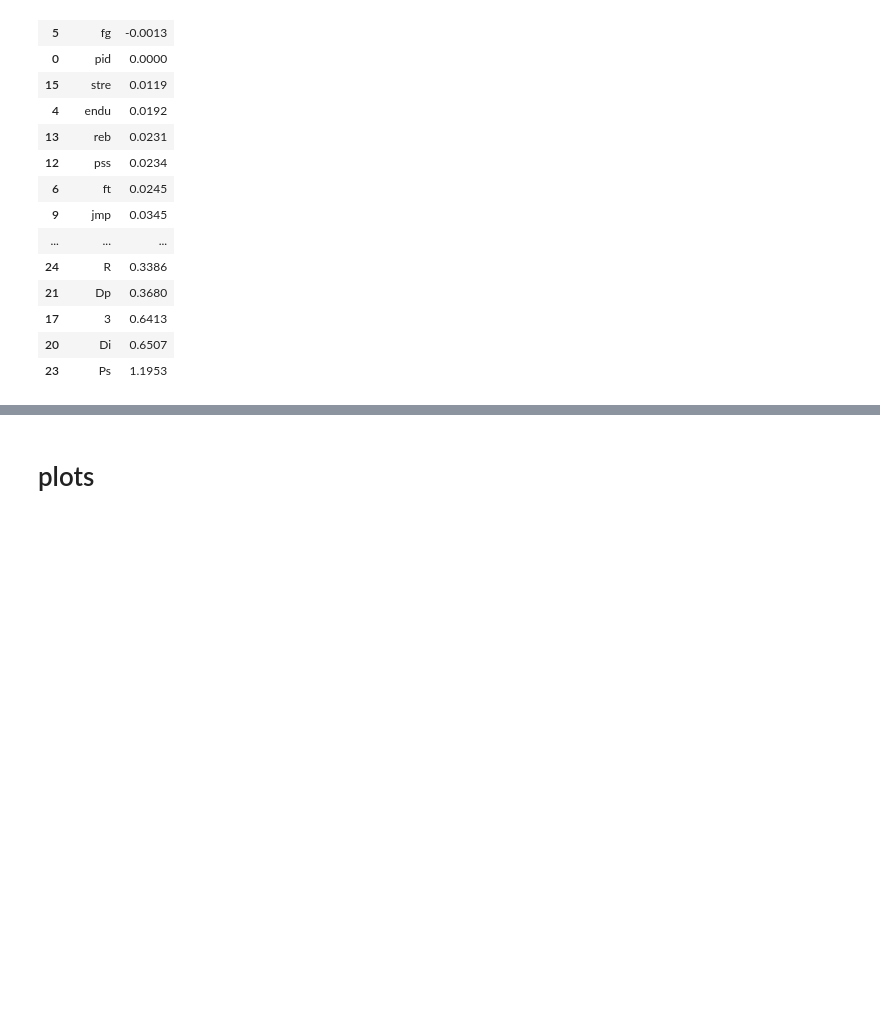
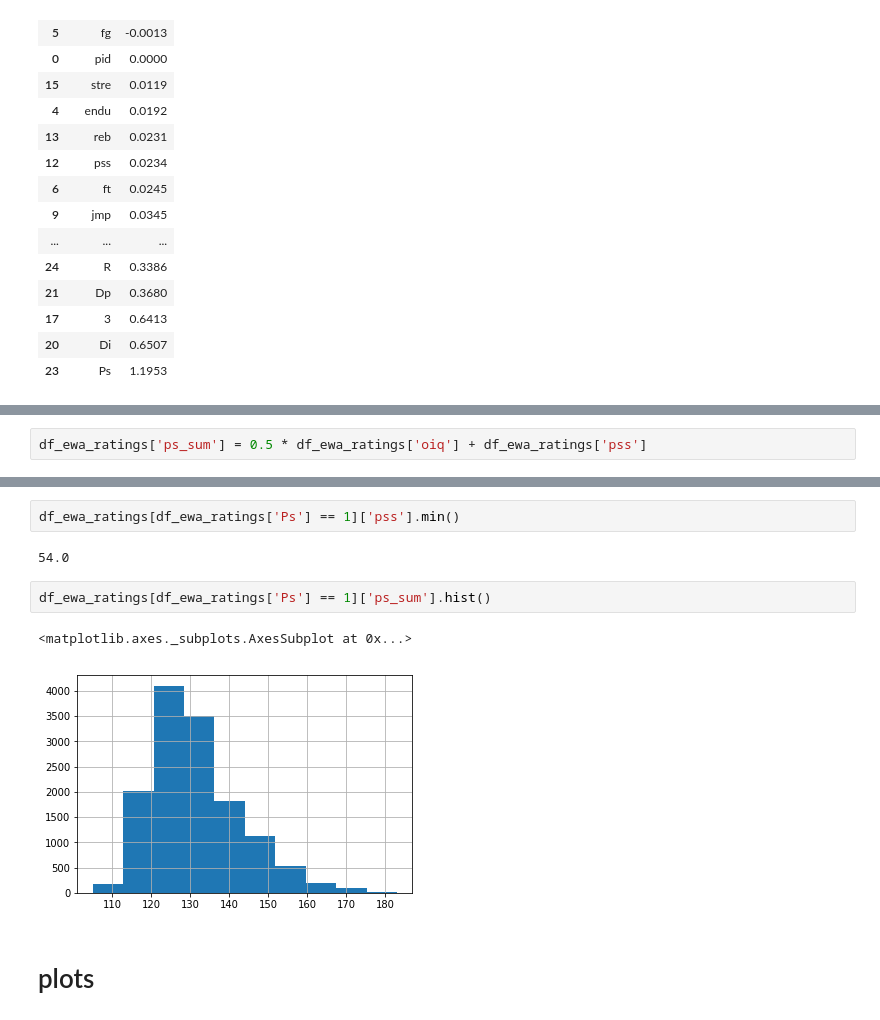
Before and after one commit to aemrich/bbgm_predict, a Jupyter notebook: analysis.ipynb, the cells around one changed output, grey strips where cells are left out. Saved outputs shown, nothing was run; the diff lists cells and outputs as text; blank space fills up the shorter version.

```diff
--- a/analysis.ipynb
+++ b/analysis.ipynb
@@ -325,0 +332,2 @@ reb
+# %%
+df_ewa_ratings['ps_sum'] = 0.5 * df_ewa_ratings['oiq'] + df_ewa_ratings['pss']
@@ -326,3 +375,12 @@ reb
+# %%
+df_ewa_ratings[df_ewa_ratings['Ps'] == 1]['pss'].min()
+# %% [output]
+54.0
+# %%
+df_ewa_ratings[df_ewa_ratings['Ps'] == 1]['ps_sum'].hist()
+# %% [output]
+<matplotlib.axes._subplots.AxesSubplot at 0x...>
+[figure, added]
 # %% [markdown]
 # plots
 # %%
```
Also changed, not shown: parts of 17 cells of this notebook, 2 other files.
